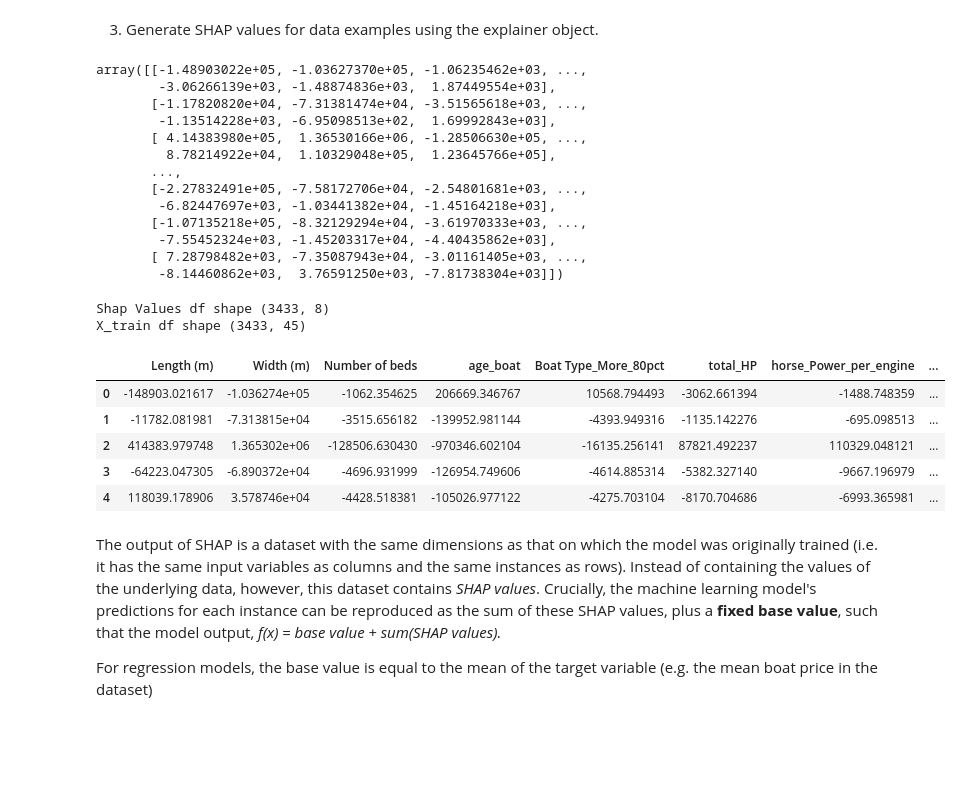
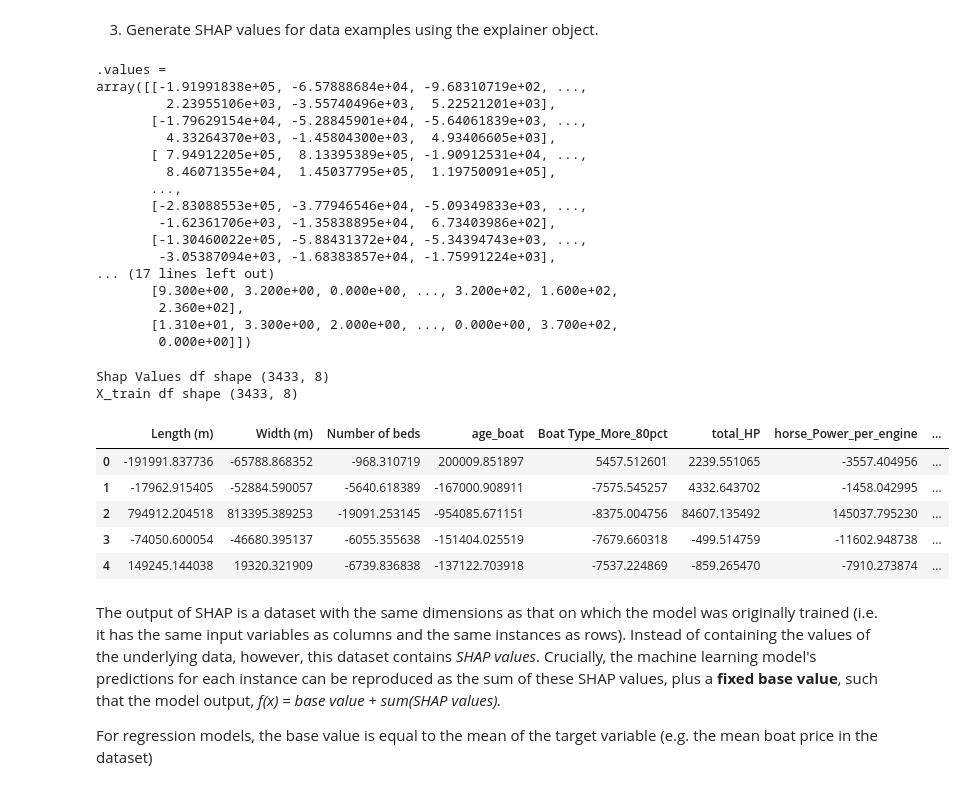
Before and after one commit to lovedatascience1/AcademyPublic, a Jupyter notebook: Boats_v1.ipynb, the cells around one changed output. Drawn from its saved outputs; the diff is of its cells as text; code cells hidden in the pictures; blank space fills up the shorter version.

```diff
--- a/Boats_v1.ipynb
+++ b/Boats_v1.ipynb
@@ -2487,36 +2489,42 @@ explainer = shap.TreeExplainer(base_model)
+# %%
+explainer = shap.Explainer(base_model, X_train)
 # %% [markdown]
 3. Generate SHAP values for data examples using the explainer object.
 # %%
-shap_values = explainer.shap_values(X_train[boruta_sel])
+shap_values = explainer(X_train, check_additivity=False)
 # %%
 shap_values
 # %% [output]
-array([[-1.48903022e+05, -1.03627370e+05, -1.06235462e+03, ...,
-        -3.06266139e+03, -1.48874836e+03,  1.87449554e+03],
-       [-1.17820820e+04, -7.31381474e+04, -3.51565618e+03, ...,
-        -1.13514228e+03, -6.95098513e+02,  1.69992843e+03],
-       [ 4.14383980e+05,  1.36530166e+06, -1.28506630e+05, ...,
-         8.78214922e+04,  1.10329048e+05,  1.23645766e+05],
+.values =
+array([[-1.91991838e+05, -6.57888684e+04, -9.68310719e+02, ...,
+         2.23955106e+03, -3.55740496e+03,  5.22521201e+03],
+       [-1.79629154e+04, -5.28845901e+04, -5.64061839e+03, ...,
+         4.33264370e+03, -1.45804300e+03,  4.93406605e+03],
+       [ 7.94912205e+05,  8.13395389e+05, -1.90912531e+04, ...,
+         8.46071355e+04,  1.45037795e+05,  1.19750091e+05],
        ...,
-       [-2.27832491e+05, -7.58172706e+04, -2.54801681e+03, ...,
-        -6.82447697e+03, -1.03441382e+04, -1.45164218e+03],
-       [-1.07135218e+05, -8.32129294e+04, -3.61970333e+03, ...,
-        -7.55452324e+03, -1.45203317e+04, -4.40435862e+03],
-       [ 7.28798482e+03, -7.35087943e+04, -3.01161405e+03, ...,
-        -8.14460862e+03,  3.76591250e+03, -7.81738304e+03]])
+       [-2.83088553e+05, -3.77946546e+04, -5.09349833e+03, ...,
+        -1.62361706e+03, -1.35838895e+04,  6.73403986e+02],
+       [-1.30460022e+05, -5.88431372e+04, -5.34394743e+03, ...,
+        -3.05387094e+03, -1.68383857e+04, -1.75991224e+03],
+... (17 lines left out)
+       [9.300e+00, 3.200e+00, 0.000e+00, ..., 3.200e+02, 1.600e+02,
+        2.360e+02],
+       [1.310e+01, 3.300e+00, 2.000e+00, ..., 0.000e+00, 3.700e+02,
+        0.000e+00]])
 # %%
 print('Shap Values df shape', shap_values.shape)
 print('X_train df shape', X_train.shape)
-pd.DataFrame(shap_values, columns= X_train[boruta_sel].columns).head()
+pd.DataFrame(shap_values.values, columns= X_train.columns).head()
 # %% [output]
 Shap Values df shape (3433, 8)
-X_train df shape (3433, 45)
+X_train df shape (3433, 8)
 |  | Length (m) | Width (m) | Number of beds | age_boat | Boat Type_More_80pct | total_HP | horse_Power_per_engine | ... |
-| 0 | -148903.021617 | -1.036274e+05 | -1062.354625 | 206669.346767 | 10568.794493 | -3062.661394 | -1488.748359 | ... |
-| 1 | -11782.081981 | -7.313815e+04 | -3515.656182 | -139952.981144 | -4393.949316 | -1135.142276 | -695.098513 | ... |
-| 2 | 414383.979748 | 1.365302e+06 | -128506.630430 | -970346.602104 | -16135.256141 | 87821.492237 | 110329.048121 | ... |
-| 3 | -64223.047305 | -6.890372e+04 | -4696.931999 | -126954.749606 | -4614.885314 | -5382.327140 | -9667.196979 | ... |
-| 4 | 118039.178906 | 3.578746e+04 | -4428.518381 | -105026.977122 | -4275.703104 | -8170.704686 | -6993.365981 | ... |
+| 0 | -191991.837736 | -65788.868352 | -968.310719 | 200009.851897 | 5457.512601 | 2239.551065 | -3557.404956 | ... |
+| 1 | -17962.915405 | -52884.590057 | -5640.618389 | -167000.908911 | -7575.545257 | 4332.643702 | -1458.042995 | ... |
+| 2 | 794912.204518 | 813395.389253 | -19091.253145 | -954085.671151 | -8375.004756 | 84607.135492 | 145037.795230 | ... |
+| 3 | -74050.600054 | -46680.395137 | -6055.355638 | -151404.025519 | -7679.660318 | -499.514759 | -11602.948738 | ... |
+| 4 | 149245.144038 | 19320.321909 | -6739.836838 | -137122.703918 | -7537.224869 | -859.265470 | -7910.273874 | ... |
 # %% [markdown]
 The output of SHAP is a dataset with the same dimensions as that on which the model was originally trained (i.e. it has the same input variables as columns and the same instances as rows). Instead of containing the values of the underlying data, however, this dataset contains *SHAP values*. Crucially, the machine learning model's predictions for each instance can be reproduced as the sum of these SHAP values,
 plus a  **fixed base value**, such that the model output, *f(x) = base value + sum(SHAP values).*
```
Also changed, not shown: parts of 9 cells of this notebook.
